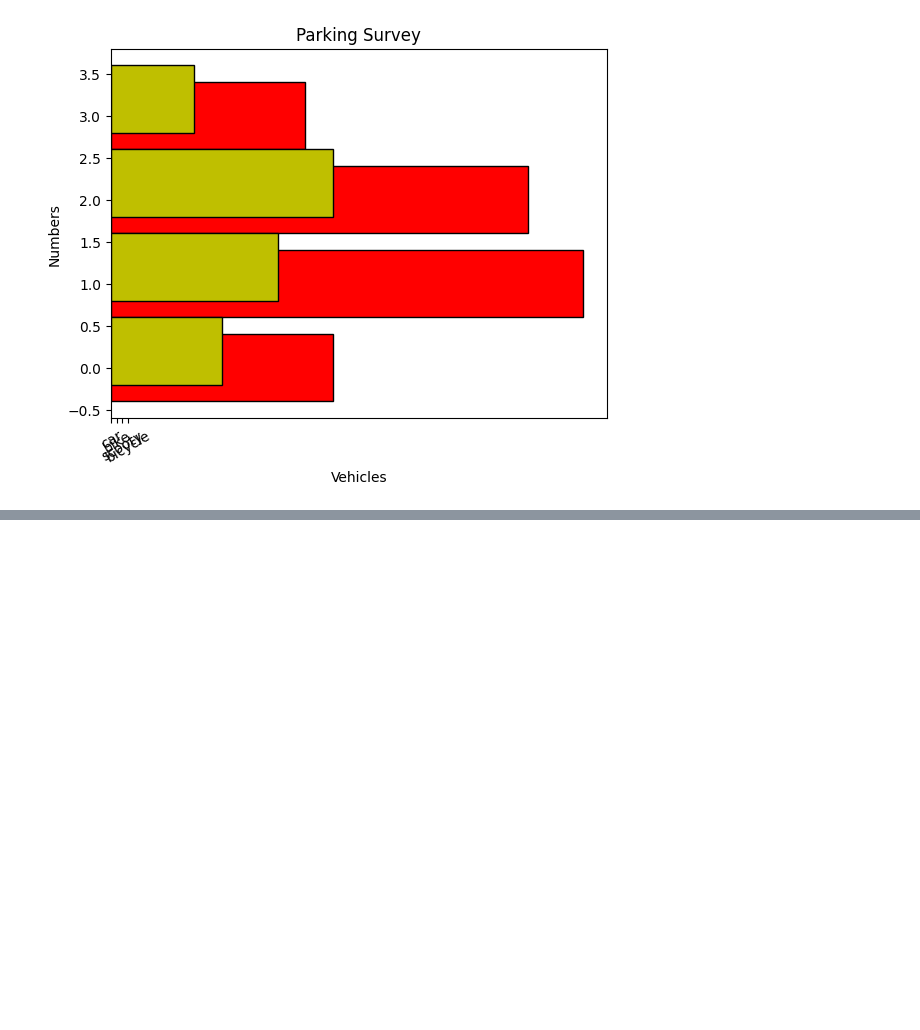
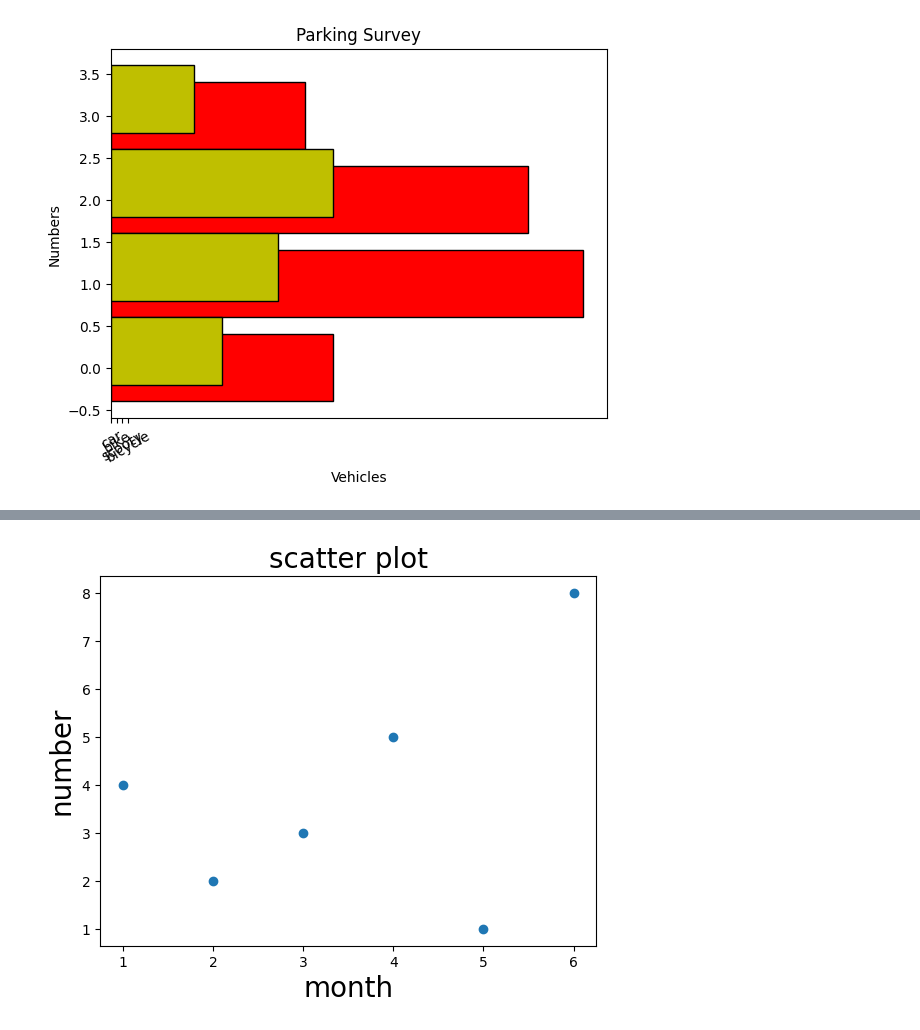
Before and after one commit to PriyankaMittha/matplotlib, a Jupyter notebook: Unit 1.ipynb, the cells around one changed output, grey strips where cells are left out. Cells and saved outputs as stored; diff of their text form; code cells hidden in the pictures; blank space fills up the shorter version.

```diff
--- a/Unit 1.ipynb
+++ b/Unit 1.ipynb
@@ -363,0 +393,10 @@ plt.show()
+# %%
+x = [1,2,3,4,5,6]
+y = [4,2,3,5,1,8]
+plt.title("scatter plot", fontsize = 20)
+plt.xlabel("month", fontsize = 20)
+plt.ylabel("number", fontsize = 20)
+plt.scatter(x,y)
+plt.show()
+# %% [output]
+[figure, added]
```
Also changed, not shown: parts of 51 cells of this notebook.
